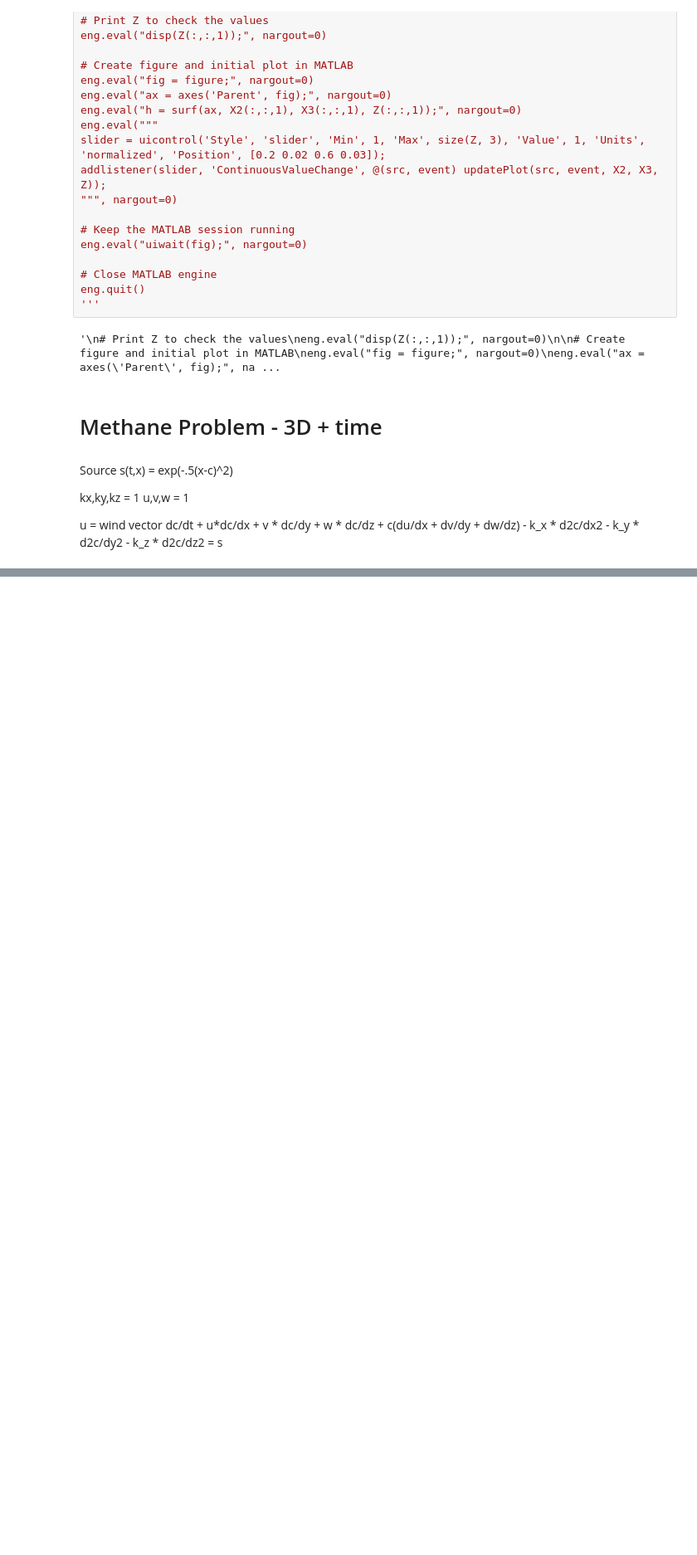
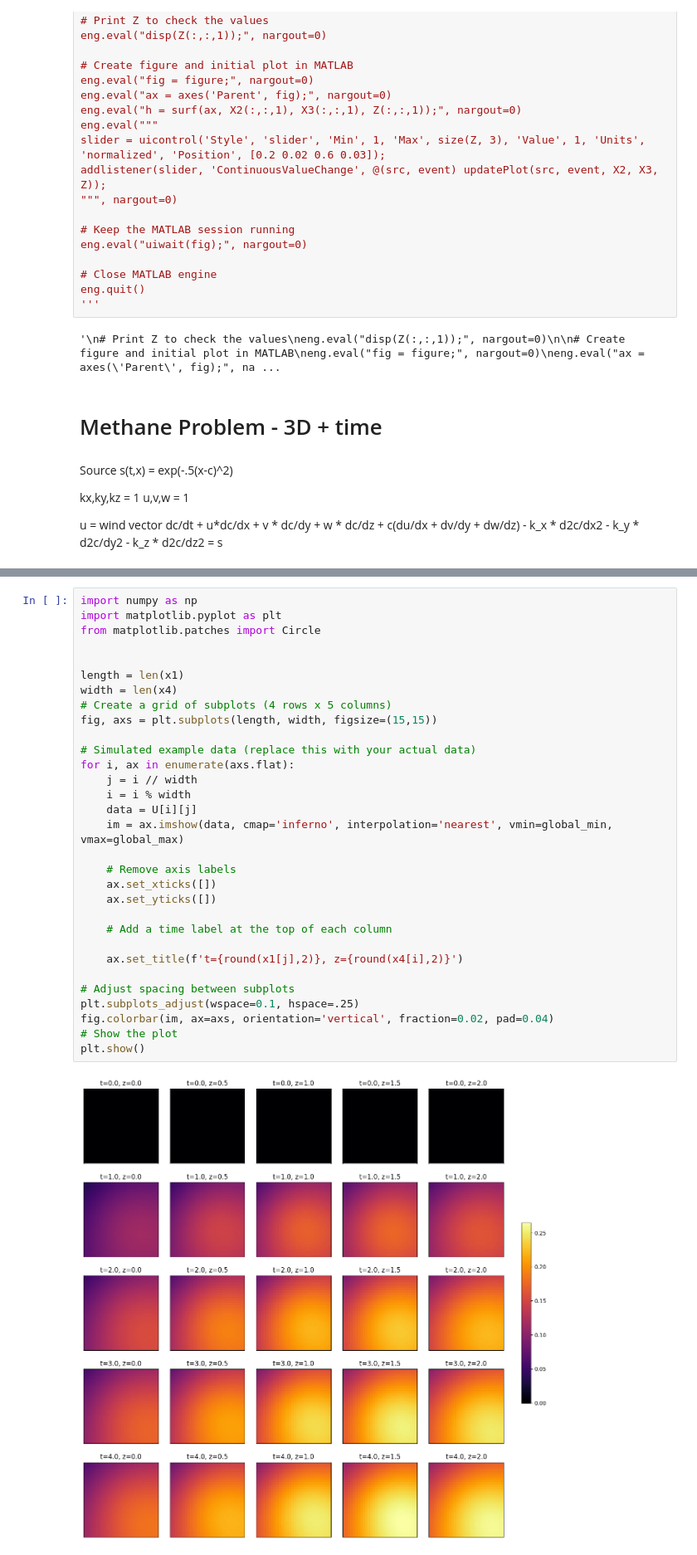
Before and after one commit to andrewholmberg/methane_pinns_practice, a Jupyter notebook: 20240809_methane_pinn.ipynb, the cells around one changed output, grey strips where cells are left out. Shown: that part at 83% size. Cells and saved outputs as stored; diff of their text form; blank space fills up the shorter version.

```diff
--- a/20240809_methane_pinn.ipynb
+++ b/20240809_methane_pinn.ipynb
@@ -477,0 +507,33 @@ eng.quit()
+# %%
+import numpy as np
+import matplotlib.pyplot as plt
+from matplotlib.patches import Circle
+
+
+length = len(x1)
+width = len(x4)
+# Create a grid of subplots (4 rows x 5 columns)
+fig, axs = plt.subplots(length, width, figsize=(15,15))
+
+# Simulated example data (replace this with your actual data)
+for i, ax in enumerate(axs.flat):
+    j = i // width
+    i = i % width
+    data = U[i][j]
+    im = ax.imshow(data, cmap='inferno', interpolation='nearest', vmin=global_min, vmax=global_max)
+
+    # Remove axis labels
+    ax.set_xticks([])
+    ax.set_yticks([])
+
+    # Add a time label at the top of each column
+
+    ax.set_title(f't={round(x1[j],2)}, z={round(x4[i],2)}')
+
+# Adjust spacing between subplots
+plt.subplots_adjust(wspace=0.1, hspace=.25)
+fig.colorbar(im, ax=axs, orientation='vertical', fraction=0.02, pad=0.04)
+# Show the plot
+plt.show()
+# %% [output]
+[figure, added]
```
Also changed, not shown: parts of 4 cells of this notebook, 1 other file.
